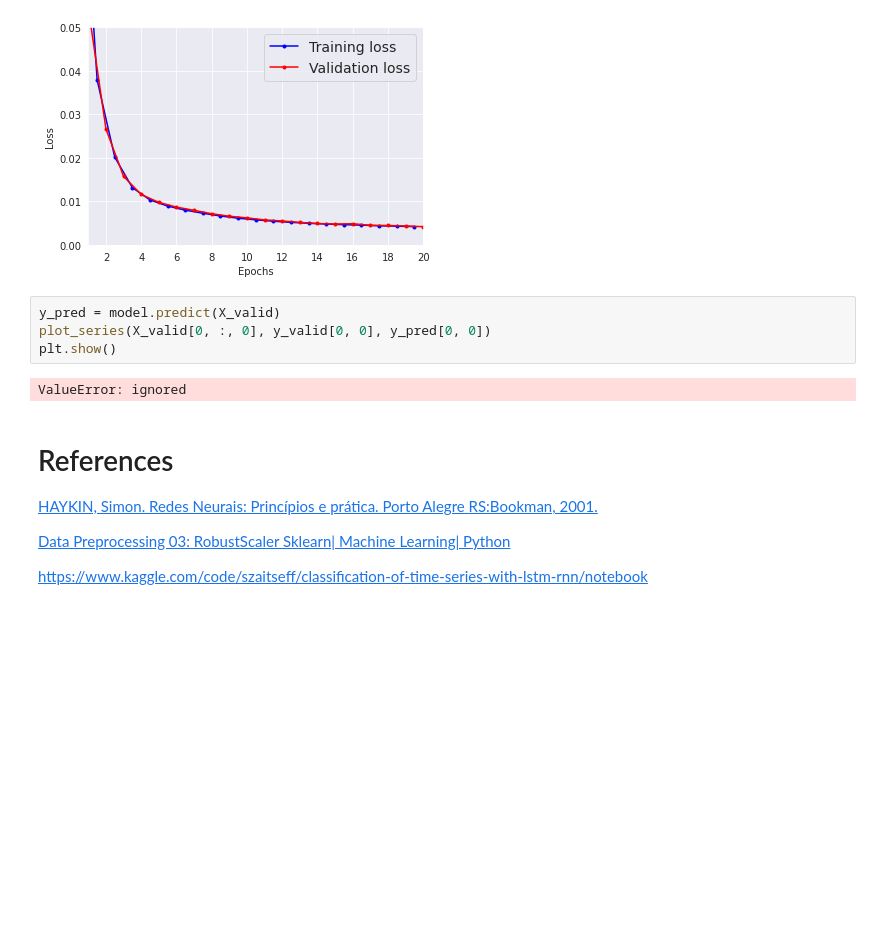
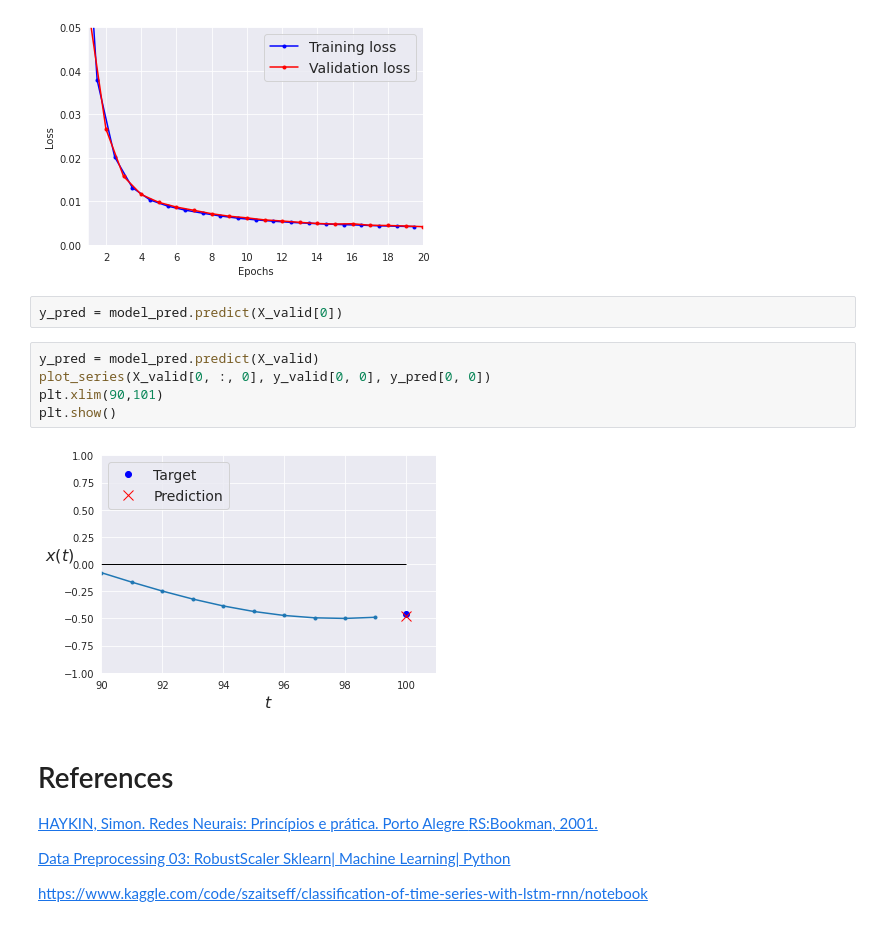
Before and after one commit to barauna-lo/Neurocomputing, a Jupyter notebook: Project_05_RNN.ipynb, the cells around one changed output. Saved outputs shown, nothing was run; the diff lists cells and outputs as text; blank space fills up the shorter version.

```diff
--- a/Project_05_RNN.ipynb
+++ b/Project_05_RNN.ipynb
@@ -490,12 +481,15 @@ plot_learning_curves(history_pred.history["loss"], history_pred.history["val_los
 plt.show()
 # %% [output]
 [figure]
+# %%
+y_pred = model_pred.predict(X_valid[0])
 # %%
-y_pred = model.predict(X_valid)
+y_pred = model_pred.predict(X_valid)
 plot_series(X_valid[0, :, 0], y_valid[0, 0], y_pred[0, 0])
+plt.xlim(90,101)
 plt.show()
 # %% [output]
-ValueError: ignored
+[figure, added]
 # %% [markdown]
 # References
 
```
Also changed, not shown: parts of 6 cells of this notebook.
